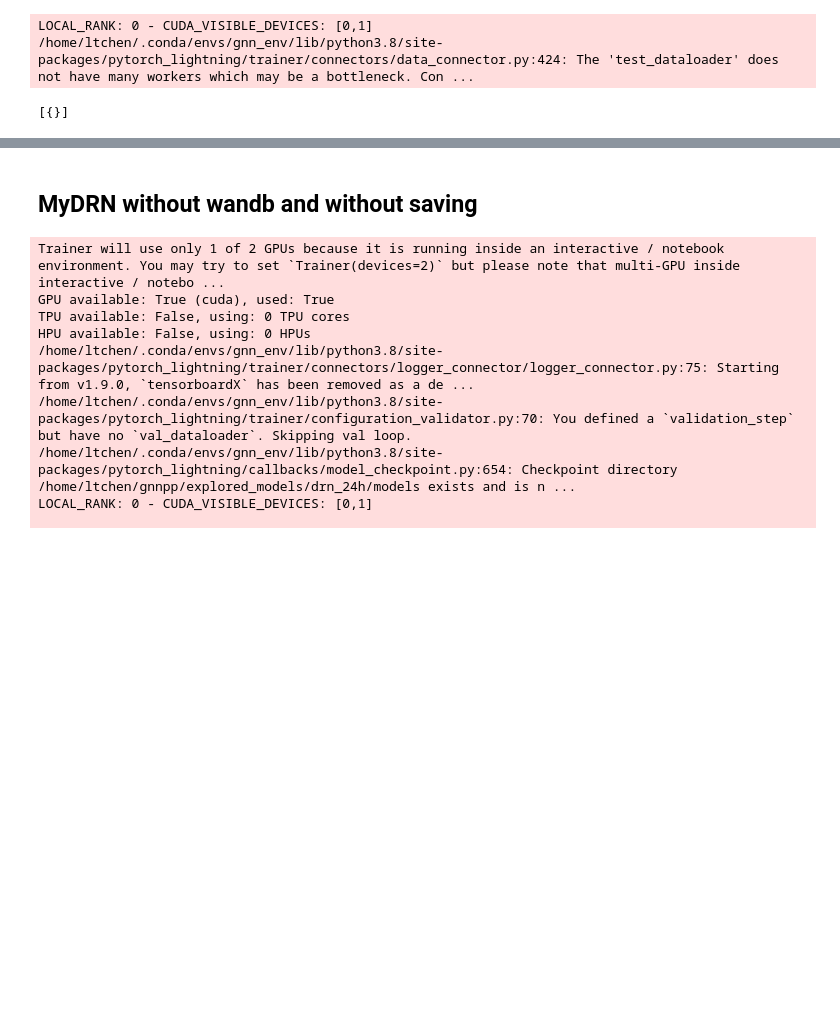
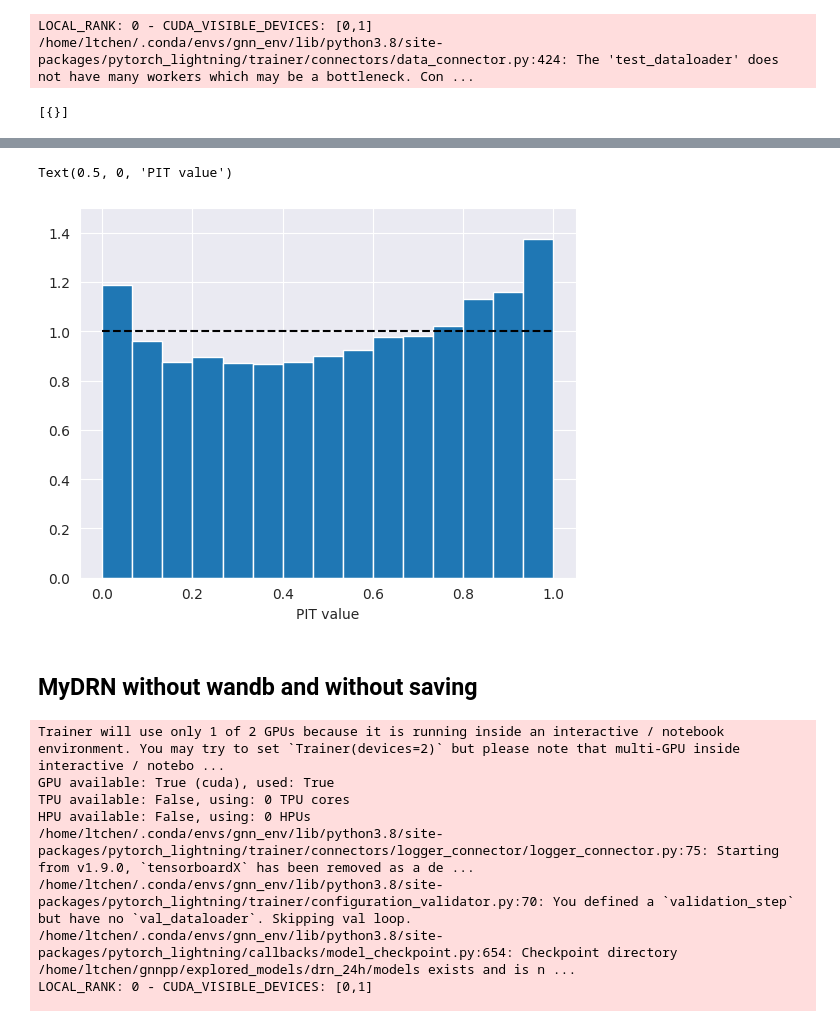
Before and after one commit to leachen01/gnnpp, a Jupyter notebook: exploration/drn_run.ipynb, the cells around one changed output, grey strips where cells are left out. Cells and saved outputs as stored; diff of their text form; code cells hidden in the pictures; blank space fills up the shorter version.

```diff
--- a/exploration/drn_run.ipynb
+++ b/exploration/drn_run.ipynb
@@ -687,3 +1260,26 @@ final crps: 0.6234711408615112
+# %%
+# PIT for 120h
+probs = norm.cdf(y.flatten(), loc=mu.flatten(), scale=sigma.flatten())  # scale is standard deviation
+n, bins, patches = plt.hist(probs, bins=15, density=True)
+
+# colors
+#cm = get_color(MODEL)
+bin_centers = 0.5 * (bins[:-1] + bins[1:])
+
+# scale values to interval [0,1]
+col = bin_centers - min(bin_centers)
+col /= (max(col))
+
+#for c, p in zip(col, patches):
+    #plt.setp(p, 'facecolor', cm(c))
+
+
+plt.ylim(0,1.5)  # Layout
+plt.hlines(xmin=0,xmax=1, y=1, colors="black", linestyles="--")
+plt.xlabel('PIT value')
+# %% [output]
+Text(0.5, 0, 'PIT value')
+[figure, added]
 # %% [markdown]
 ## MyDRN without wandb and without saving
 # %%
```
Also changed, not shown: parts of 56 cells of this notebook, 18 other files.
